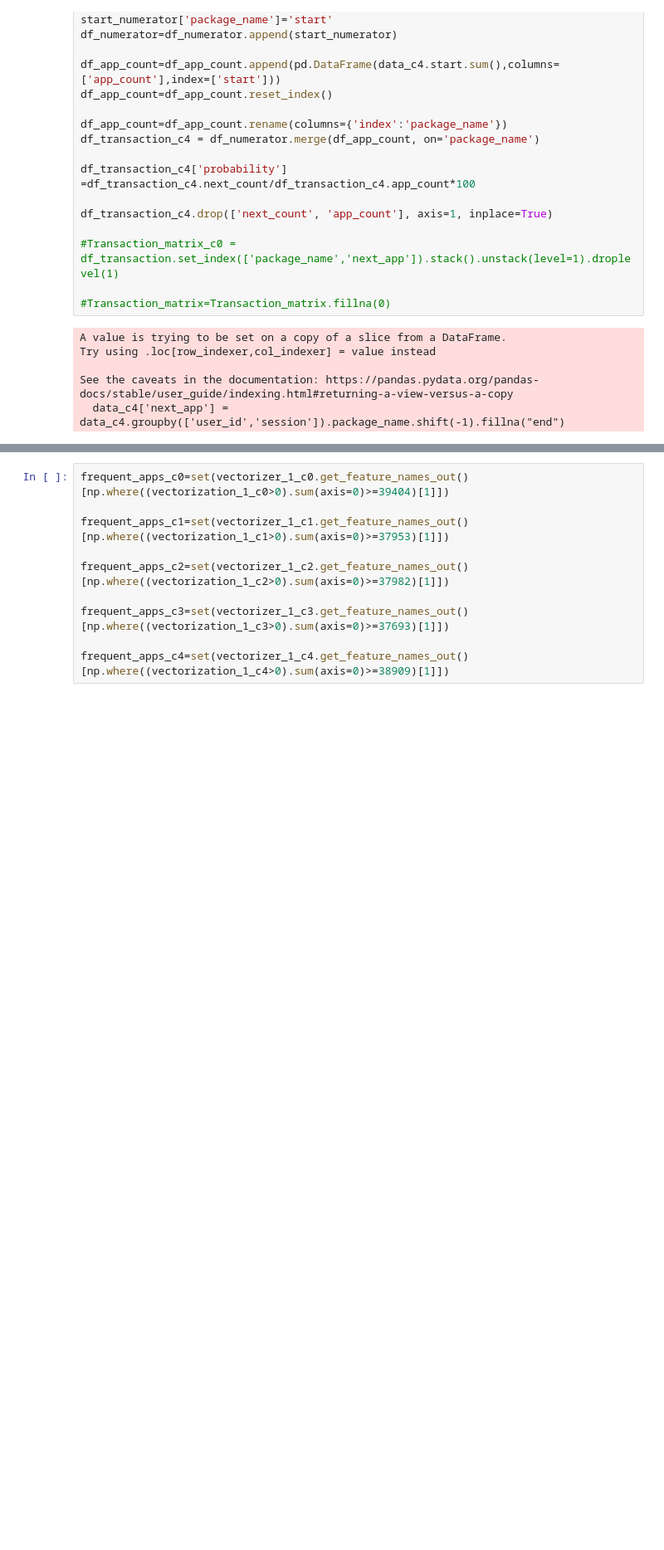
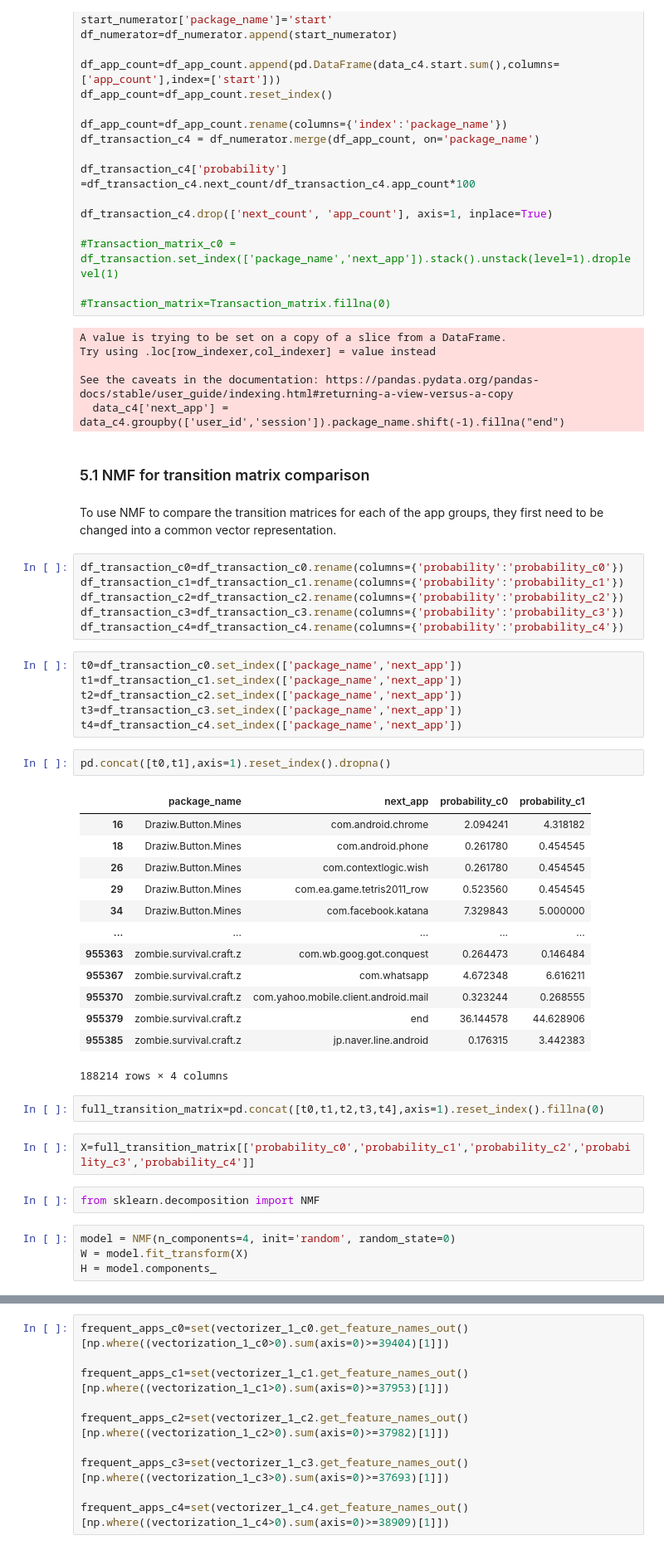
Before and after one commit to ClaraAndersen/motifs_and_competition_in_app_usage, a Jupyter notebook: app_groups.ipynb, the cells around one changed output, grey strips where cells are left out. Shown at 83% size. Drawn from its saved outputs; the diff is of its cells as text; blank space fills up the shorter version.

Commit message:
Attempt at NMF on app groups

```diff
--- a/app_groups.ipynb
+++ b/app_groups.ipynb
@@ -1075,3 +1077,45 @@ Try using .loc[row_indexer,col_indexer] = value instead
 
 See the caveats in the documentation: https://pandas.pydata.org/pandas-docs/stable/user_guide/indexing.html#returning-a-view-versus-a-copy
   data_c4['next_app'] = data_c4.groupby(['user_id','session']).package_name.shift(-1).fillna("end")
+# %% [markdown]
+### 5.1 NMF for transition matrix comparison
+# %% [markdown]
+To use NMF to compare the transition matrices for each of the app groups, they first need to be changed into a common vector representation.
+# %%
+df_transaction_c0=df_transaction_c0.rename(columns={'probability':'probability_c0'})
+df_transaction_c1=df_transaction_c1.rename(columns={'probability':'probability_c1'})
+df_transaction_c2=df_transaction_c2.rename(columns={'probability':'probability_c2'})
+df_transaction_c3=df_transaction_c3.rename(columns={'probability':'probability_c3'})
+df_transaction_c4=df_transaction_c4.rename(columns={'probability':'probability_c4'})
+# %%
+t0=df_transaction_c0.set_index(['package_name','next_app'])
+t1=df_transaction_c1.set_index(['package_name','next_app'])
+t2=df_transaction_c2.set_index(['package_name','next_app'])
+t3=df_transaction_c3.set_index(['package_name','next_app'])
+t4=df_transaction_c4.set_index(['package_name','next_app'])
+# %%
+pd.concat([t0,t1],axis=1).reset_index().dropna()
+# %% [output]
+|  | package_name | next_app | probability_c0 | probability_c1 |
+| 16 | Draziw.Button.Mines | com.android.chrome | 2.094241 | 4.318182 |
+| 18 | Draziw.Button.Mines | com.android.phone | 0.261780 | 0.454545 |
+| 26 | Draziw.Button.Mines | com.contextlogic.wish | 0.261780 | 0.454545 |
+| 29 | Draziw.Button.Mines | com.ea.game.tetris2011_row | 0.523560 | 0.454545 |
+| 34 | Draziw.Button.Mines | com.facebook.katana | 7.329843 | 5.000000 |
+| ... | ... | ... | ... | ... |
+| 955363 | zombie.survival.craft.z | com.wb.goog.got.conquest | 0.264473 | 0.146484 |
+| 955367 | zombie.survival.craft.z | com.whatsapp | 4.672348 | 6.616211 |
+| 955370 | zombie.survival.craft.z | com.yahoo.mobile.client.android.mail | 0.323244 | 0.268555 |
+| 955379 | zombie.survival.craft.z | end | 36.144578 | 44.628906 |
+| 955385 | zombie.survival.craft.z | jp.naver.line.android | 0.176315 | 3.442383 |
+188214 rows × 4 columns
+# %%
+full_transition_matrix=pd.concat([t0,t1,t2,t3,t4],axis=1).reset_index().fillna(0)
+# %%
+X=full_transition_matrix[['probability_c0','probability_c1','probability_c2','probability_c3','probability_c4']]
+# %%
+from sklearn.decomposition import NMF
+# %%
+model = NMF(n_components=4, init='random', random_state=0)
+W = model.fit_transform(X)
+H = model.components_
```
Also changed, not shown: parts of 12 cells of this notebook.
